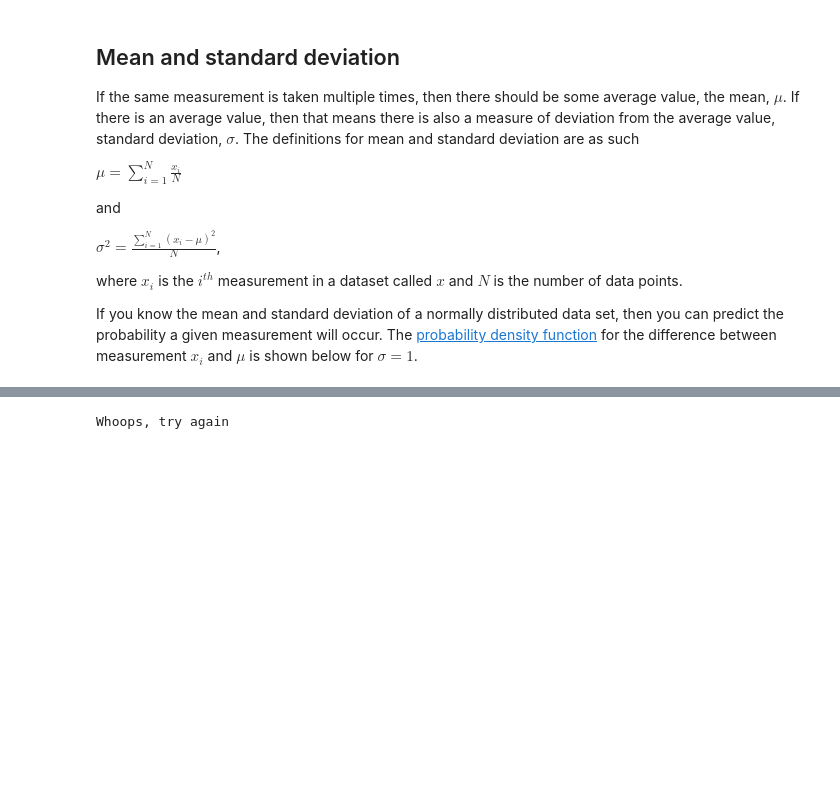
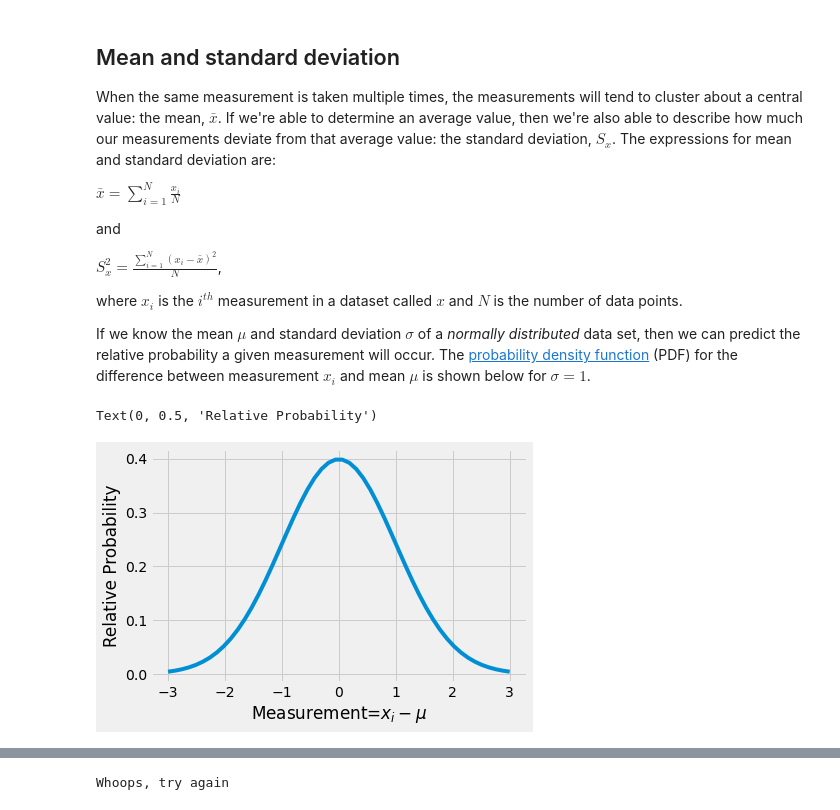
Before and after one commit to cooperrc/sensors_and_data, a Jupyter notebook: _sources/ME3263-Lab_00/ME3263-Lab_00.ipynb, the cells around one changed output, grey strips where cells are left out. Cells and saved outputs as stored; diff of their text form; code cells hidden in the pictures; blank space fills up the shorter version.

```diff
--- a/_sources/ME3263-Lab_00/ME3263-Lab_00.ipynb
+++ b/_sources/ME3263-Lab_00/ME3263-Lab_00.ipynb
@@ -22,14 +21,23 @@ for this practice. So we use some statistical insights to draw conclusions.
 # %% [markdown]
 ## Mean and standard deviation
 
-If the same measurement is taken multiple times, then there should be some average value, the mean, $\mu$. If there is an average value, then that means there is also a measure of deviation from the average value, standard deviation, $\sigma$. The definitions for mean and standard deviation are as such
+When the same measurement is taken multiple times, the measurements will tend to cluster about a central value: the mean, $\bar{x}$. If we're able to determine an average value, then we're also able to describe how much our measurements deviate from that average value: the standard deviation, $S_x$. The expressions for mean and standard deviation are:
 
-$\mu = \sum_{i=1}^{N}\frac{x_{i}}{N}$
+$\bar{x} = \sum_{i=1}^{N}\frac{x_{i}}{N}$
 
 and
 
-$\sigma^2 = \frac{\sum_{i=1}^{N}(x_{i}-\mu)^2}{N}$,
+$S_x^2 = \frac{\sum_{i=1}^{N}(x_{i}-\bar{x})^2}{N}$,
 
 where $x_i$ is the $i^{th}$ measurement in a dataset called $x$ and $N$ is the number of data points.
 
-If you know the mean and standard deviation of a normally distributed data set, then you can predict the probability a given measurement will occur. The [probability density function](https://en.wikipedia.org/wiki/Probability_density_function) for the difference between measurement $x_{i}$ and $\mu$ is shown below for $\sigma=1$.
+If we know the mean $\mu$ and standard deviation $\sigma$ of a _normally distributed_ data set, then we can predict the relative probability a given measurement will occur. The [probability density function](https://en.wikipedia.org/wiki/Probability_density_function) (PDF) for the difference between measurement $x_{i}$ and mean $\mu$ is shown below for $\sigma=1$.
+# %%
+x=np.linspace(-3,3)
+y=norm.pdf(x,0,1)
+plt.plot(x,y)
+plt.xlabel('Measurement=$x_i-\mu$')
+plt.ylabel(r'Relative Probability')
+# %% [output]
+Text(0, 0.5, 'Relative Probability')
+[figure, added]
```
Also changed, not shown: parts of 23 cells of this notebook, 17 other files.
